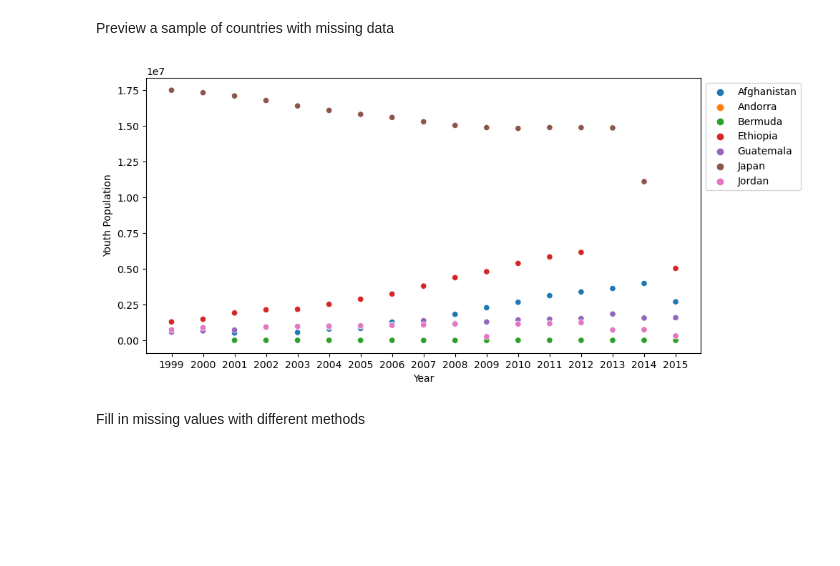
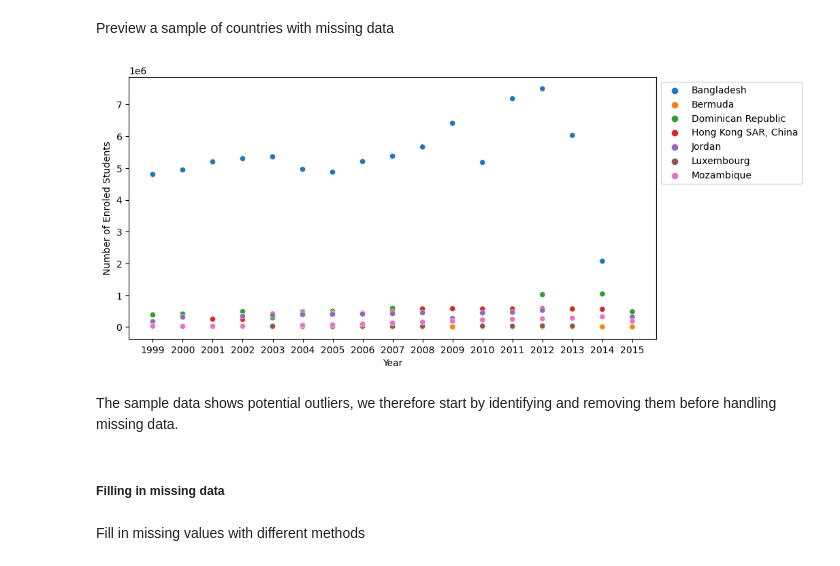
Before and after one commit to Dzov/DSP2, a Jupyter notebook: P2-notebook.ipynb, the cells around one changed output. Saved outputs shown, nothing was run; the diff lists cells and outputs as text; code cells hidden in the pictures; blank space fills up the shorter version.

```diff
--- a/P2-notebook.ipynb
+++ b/P2-notebook.ipynb
@@ -534,7 +538,6 @@ education_enrolment = remove_years(education_enrolment, range(2020, 2101))
 education_enrolment = find_indicators(
     education_enrolment,
     [
-        "Enrolment in secondary education, both sexes (number)",
         "Enrolment in upper secondary education, both sexes (number)",
         "Enrolment in post-secondary non-tertiary education, both sexes (number)",
         "Enrolment in tertiary education, all programmes, both sexes (number)",
@@ -612,7 +618,7 @@ def merge_regions(df):
 education_enrolment = merge_regions(education_enrolment_by_filtered_country)
 
 
-def get_sample_countries_by_region(df, number=2):
+def get_sample_countries_by_region(df, number=1):
     sample_countries = []
     for region in regions:
         sample_countries.append(
@@ -632,37 +638,41 @@ Preview a sample of countries with missing data
 # %%
 education_countries_missing_data = education_enrolment.loc[
     education_enrolment.isna().mean(axis=1) > 0
 ]
 
 sample_with_missing_data = get_sample_countries_by_region(
     education_countries_missing_data, 1
 )
 
 
-def melt_df(df):
+def melt_df(df, value_name):
     return pd.melt(
         df,
         id_vars=["Region", "Country Name"],
         var_name="Year",
-        value_name="Youth Population",
+        value_name=value_name,
     )
 
 
 def show_scatterplot(df):
     plt.figure(figsize=[10, 5])
     sns.scatterplot(
         x="Year",
-        y="Youth Population",
+        y="Number of Enroled Students",
         hue="Country Name",
-        data=melt_df(df),
+        data=melt_df(df, "Number of Enroled Students"),
     )
     plt.legend(bbox_to_anchor=(1, 1))
     plt.show()
 
 
 show_scatterplot(sample_with_missing_data)
 # %% [output]
-[figure, old version]
+[figure, new version]
+# %% [markdown]
+The sample data shows potential outliers, we therefore start by identifying and removing them before handling missing data.
+# %% [markdown]
+##### Filling in missing data
 # %% [markdown]
 Fill in missing values with different methods
 # %%
```
Also changed, not shown: parts of 98 cells of this notebook.
